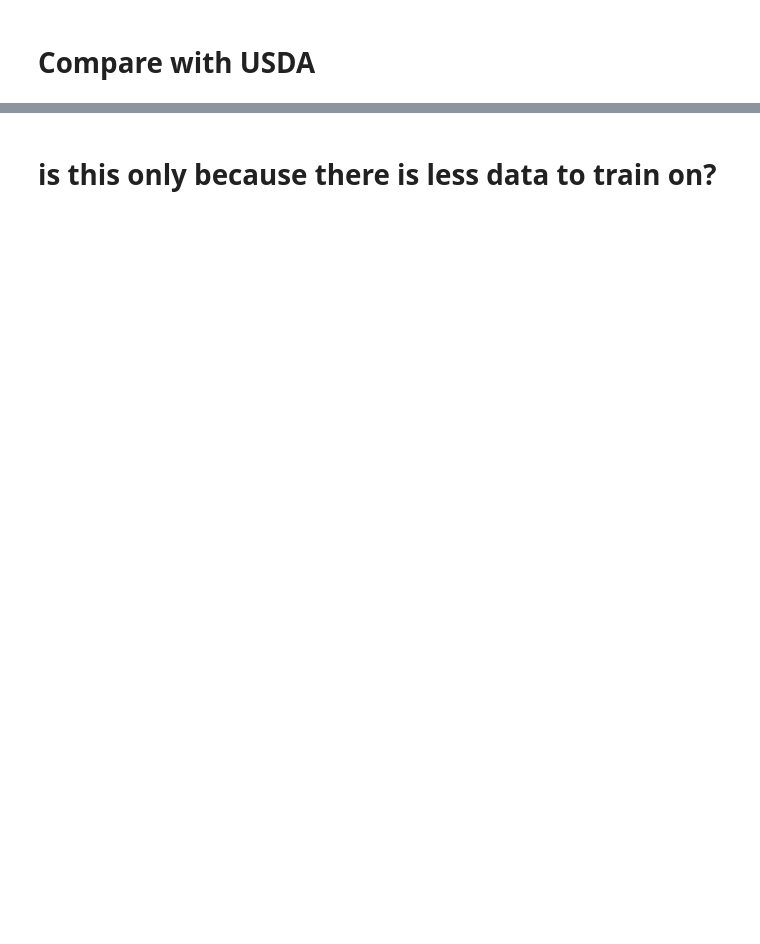
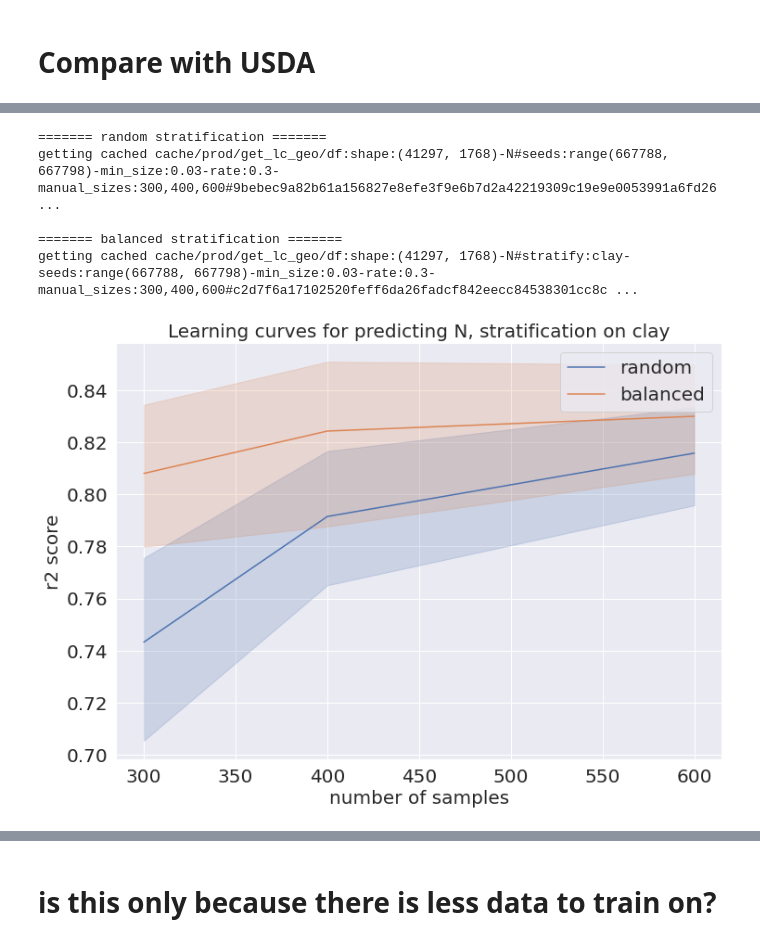
Before and after one commit to groznys/soil_sis, a Jupyter notebook: hello_model.ipynb, the cells around one changed output, grey strips where cells are left out. Drawn from its saved outputs; the diff is of its cells as text; code cells hidden in the pictures; blank space fills up the shorter version.

```diff
--- a/hello_model.ipynb
+++ b/hello_model.ipynb
@@ -178,4 +329,0 @@ sis = get_clean_sis()
-# %%
-sis_data = get_model_data(sis, "pH")
-model = xtrees_factory()
-score_model(model, *sis_data)
@@ -454,0 +846,9 @@ score for predicting water on all data: 0.8802686403850206
+# %%
+plot_lc_comparison(N_clay, "N", stratify="clay", adverse=False, stable=False, manual_sizes=[300, 400, 600], seed=seeds)
+# %% [output]
+======= random stratification =======
+getting cached cache/prod/get_lc_geo/df:shape:(41297, 1768)-N#seeds:range(667788, 667798)-min_size:0.03-rate:0.3-manual_sizes:300,400,600#9bebec9a82b61a156827e8efe3f9e6b7d2a42219309c19e9e0053991a6fd26 ...
+
+======= balanced stratification =======
+getting cached cache/prod/get_lc_geo/df:shape:(41297, 1768)-N#stratify:clay-seeds:range(667788, 667798)-min_size:0.03-rate:0.3-manual_sizes:300,400,600#c2d7f6a17102520feff6da26fadcf842eecc84538301cc8c ...
+[figure, added]
```
Also changed, not shown: parts of 184 cells of this notebook, 7 other files.
